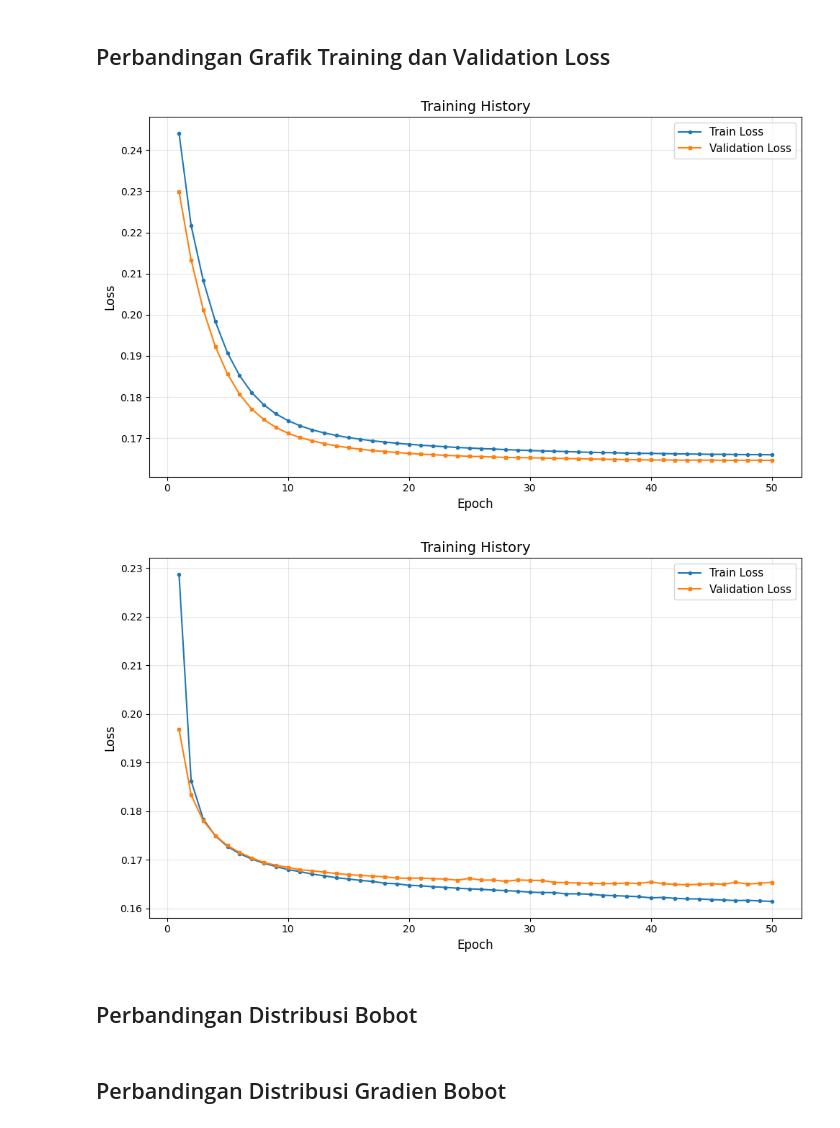
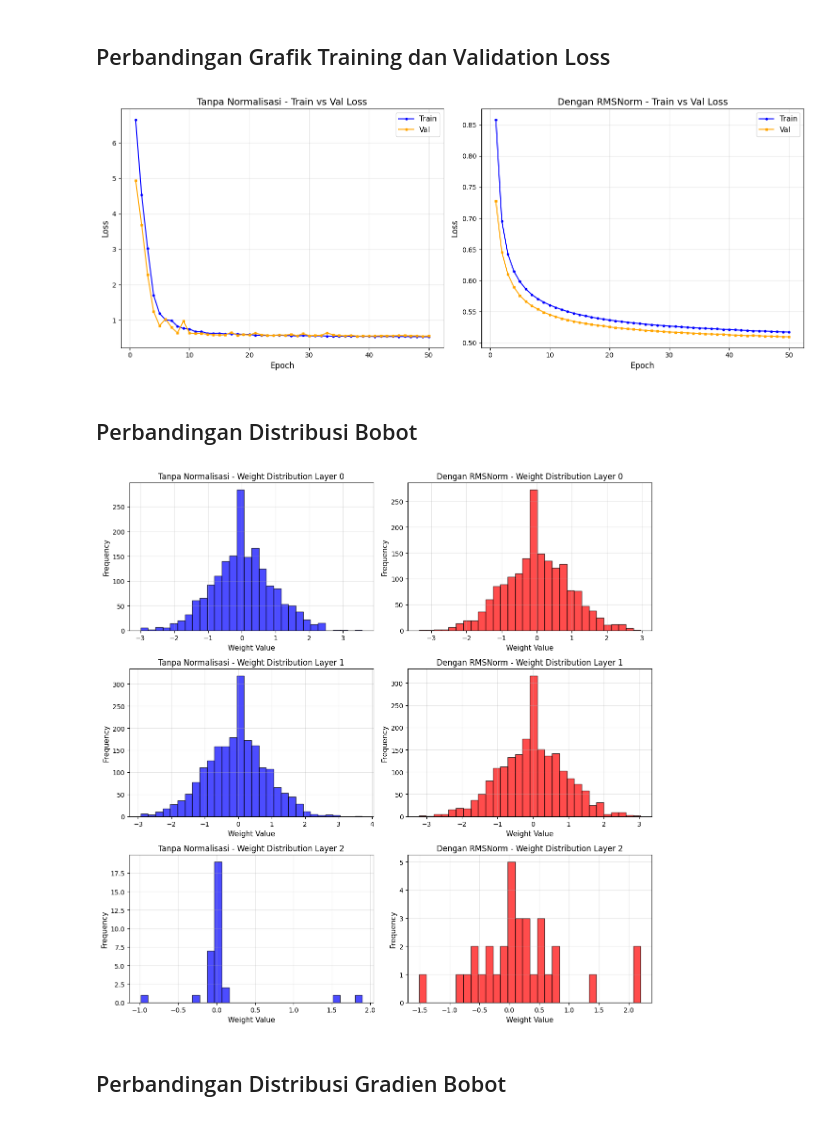
Before and after one commit to TKurr/feed-forward-neural-network, a Jupyter notebook: notebooks/3-eksperimen-normalisasi.ipynb, the cells around one changed output. Saved outputs shown, nothing was run; the diff lists cells and outputs as text; code cells hidden in the pictures.

Commit message:
fix: visualisasi perbandingan

```diff
--- a/notebooks/3-eksperimen-normalisasi.ipynb
+++ b/notebooks/3-eksperimen-normalisasi.ipynb
@@ -101,8 +98,8 @@ https://scikit-learn.org/stable/model_persistence.html#security-maintainability-
 # Define Model Without Normalization
 layer_sizes = [X_train.shape[1], 64, 32, 1]
 activations = [ReLU(), ReLU(), Sigmoid()]
-loss_fn = MSE()
-initializer = XavierInit()
+loss_fn = BinaryCrossEntropy()
+initializer = NormalInit()
 regularizer = L1(0.001)
 
 model_no_norm = FFNN(layer_sizes, activations, loss_fn, initializer, regularizer, None)
@@ -215,18 +212,15 @@ weighted avg       0.72      0.72      0.72      1839
 ## Perbandingan Grafik Training dan Validation Loss
 # %%
 # Compare Training and Validation Loss Graphs
-plotTrainingHistory(history_no_norm)
-plotTrainingHistory(history_with_norm)
+plotTrainingHistoryComparison(history_no_norm, history_with_norm, label1="Tanpa Normalisasi", label2="Dengan RMSNorm")
 # %% [output]
-[figure, old version]
+[figure, new version]
-[figure, removed]
 # %% [markdown]
 ## Perbandingan Distribusi Bobot
 # %%
-# # Compare Weight Distributions
-# # gw lupa buat atur nama file sama pathnya jadinya yang model_no_norm langsung ke overwrite utk sekarang. udh kemaleman
-# plotWeightDistribution(model_no_norm.weights, [0,1,2])
-# plotWeightDistribution(model_with_norm.weights, [0,1,2])
+plotWeightDistributionComparison(model_no_norm.weights, model_with_norm.weights, [0, 1, 2], label1="Tanpa Normalisasi", label2="Dengan RMSNorm")
+# %% [output]
+[figure, added]
 # %% [markdown]
 ## Perbandingan Distribusi Gradien Bobot
 # %%
```
Also changed, not shown: parts of 6 cells of this notebook, 1 other file.
